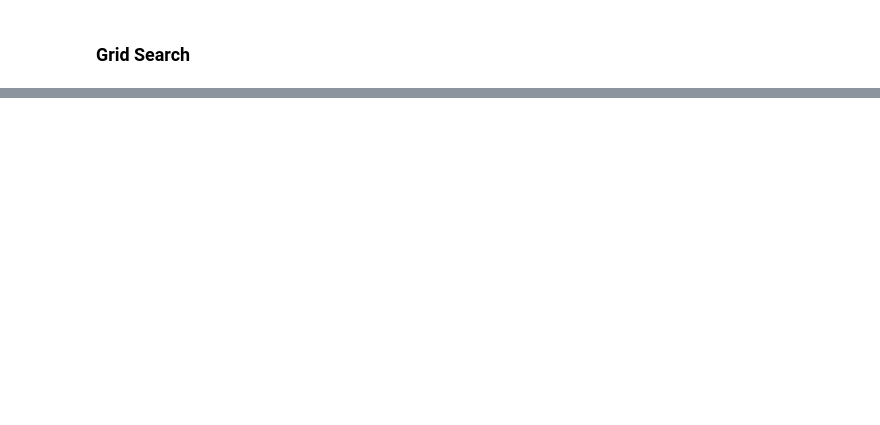
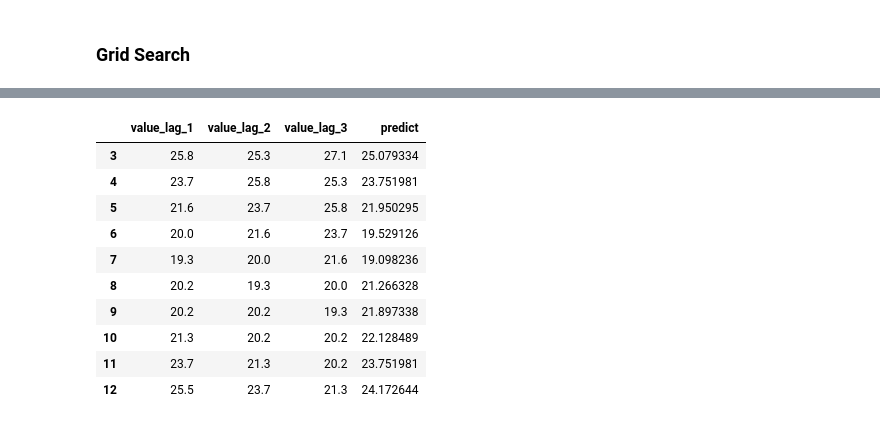
Before and after one commit to DoctorTangerina/fuzzy-logic, a Jupyter notebook: trabalho_1/trabalho_1.ipynb, the cells around one changed output, grey strips where cells are left out. Cells and saved outputs as stored; diff of their text form; code cells hidden in the pictures; blank space fills up the shorter version.

```diff
--- a/trabalho_1/trabalho_1.ipynb
+++ b/trabalho_1/trabalho_1.ipynb
@@ -378,0 +393,14 @@ TypeError: create_variable_list() missing 1 required positional argument: 'targe
+# %%
+predict_train_df.head(10).drop(axis=1, labels=['value'])
+# %% [output]
+|  | value_lag_1 | value_lag_2 | value_lag_3 | predict |
+| 3 | 25.8 | 25.3 | 27.1 | 25.079334 |
+| 4 | 23.7 | 25.8 | 25.3 | 23.751981 |
+| 5 | 21.6 | 23.7 | 25.8 | 21.950295 |
+| 6 | 20.0 | 21.6 | 23.7 | 19.529126 |
+| 7 | 19.3 | 20.0 | 21.6 | 19.098236 |
+| 8 | 20.2 | 19.3 | 20.0 | 21.266328 |
+| 9 | 20.2 | 20.2 | 19.3 | 21.897338 |
+| 10 | 21.3 | 20.2 | 20.2 | 22.128489 |
+| 11 | 23.7 | 21.3 | 20.2 | 23.751981 |
+| 12 | 25.5 | 23.7 | 21.3 | 24.172644 |
```
Also changed, not shown: parts of 20 cells of this notebook.
